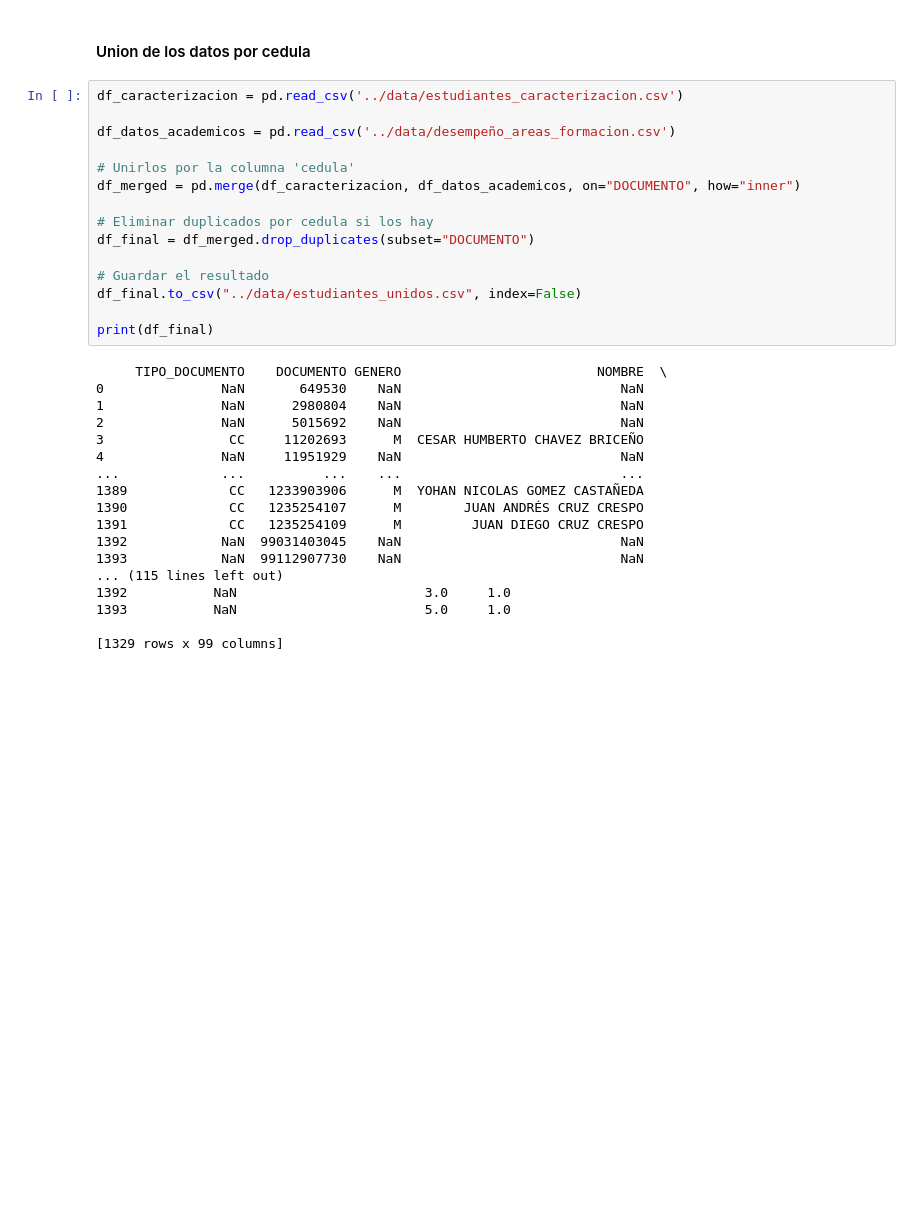
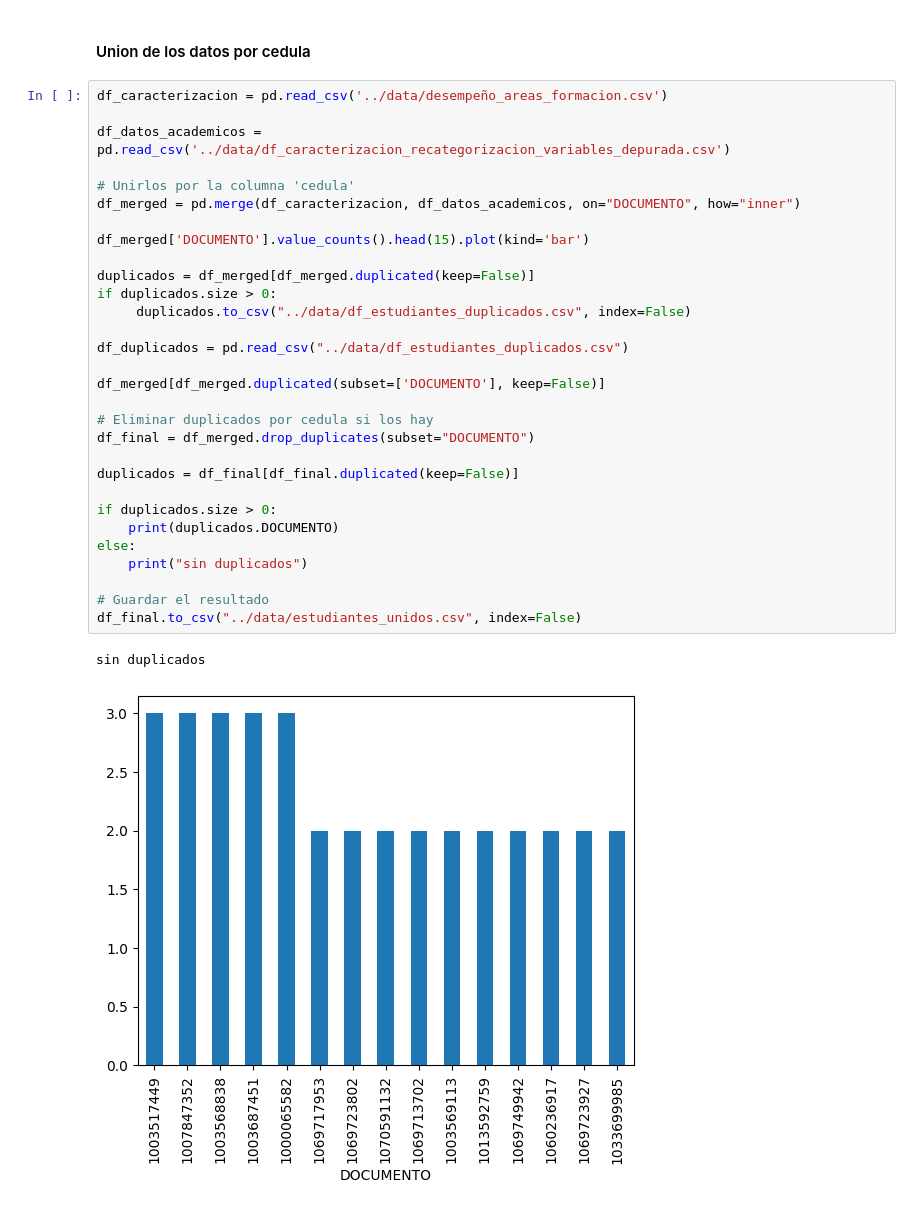
Before and after one commit to Jpvillarraga/Desercion_estudiantil, a Jupyter notebook: notebooks/Union Datos Academicos y Caracterizacion Estudiantil.ipynb, the cells around one changed output. Drawn from its saved outputs; the diff is of its cells as text; blank space fills up the shorter version.

Commit message:
Ajuste de union de datos academicos y socio economicos

```diff
--- a/notebooks/Union Datos Academicos y Caracterizacion Estudiantil.ipynb
+++ b/notebooks/Union Datos Academicos y Caracterizacion Estudiantil.ipynb
@@ -46,35 +17,35 @@ df_datos_academicos.to_csv("../data/desempeño_areas_formacion.csv", index=False
 # %% [markdown]
 #### Union de los datos por cedula
 # %%
-df_caracterizacion = pd.read_csv('../data/estudiantes_caracterizacion.csv')
+df_caracterizacion = pd.read_csv('../data/desempeño_areas_formacion.csv')
 
-df_datos_academicos = pd.read_csv('../data/desempeño_areas_formacion.csv')
+df_datos_academicos = pd.read_csv('../data/df_caracterizacion_recategorizacion_variables_depurada.csv')
 
 # Unirlos por la columna 'cedula'
 df_merged = pd.merge(df_caracterizacion, df_datos_academicos, on="DOCUMENTO", how="inner")
 
+df_merged['DOCUMENTO'].value_counts().head(15).plot(kind='bar')
+
+duplicados = df_merged[df_merged.duplicated(keep=False)]
+if duplicados.size > 0:
+     duplicados.to_csv("../data/df_estudiantes_duplicados.csv", index=False)
+
+df_duplicados = pd.read_csv("../data/df_estudiantes_duplicados.csv")
+
+df_merged[df_merged.duplicated(subset=['DOCUMENTO'], keep=False)]
+
 # Eliminar duplicados por cedula si los hay
 df_final = df_merged.drop_duplicates(subset="DOCUMENTO")
 
+duplicados = df_final[df_final.duplicated(keep=False)]
+
+if duplicados.size > 0:
+    print(duplicados.DOCUMENTO)
+else:
+    print("sin duplicados")
+
 # Guardar el resultado
 df_final.to_csv("../data/estudiantes_unidos.csv", index=False)
-
-print(df_final)
 # %% [output]
-     TIPO_DOCUMENTO    DOCUMENTO GENERO                         NOMBRE  \
-0               NaN       649530    NaN                            NaN
-1               NaN      2980804    NaN                            NaN
-2               NaN      5015692    NaN                            NaN
-3                CC     11202693      M  CESAR HUMBERTO CHAVEZ BRICEÑO
-4               NaN     11951929    NaN                            NaN
-...             ...          ...    ...                            ...
-1389             CC   1233903906      M  YOHAN NICOLAS GOMEZ CASTAÑEDA
-1390             CC   1235254107      M        JUAN ANDRÉS CRUZ CRESPO
-1391             CC   1235254109      M         JUAN DIEGO CRUZ CRESPO
-1392            NaN  99031403045    NaN                            NaN
-1393            NaN  99112907730    NaN                            NaN
-... (115 lines left out)
-1392           NaN                        3.0     1.0
-1393           NaN                        5.0     1.0
-
-[1329 rows x 99 columns]
+sin duplicados
+[figure, added]
```
Also changed, not shown: parts of 6 cells of this notebook, 9 other files.
